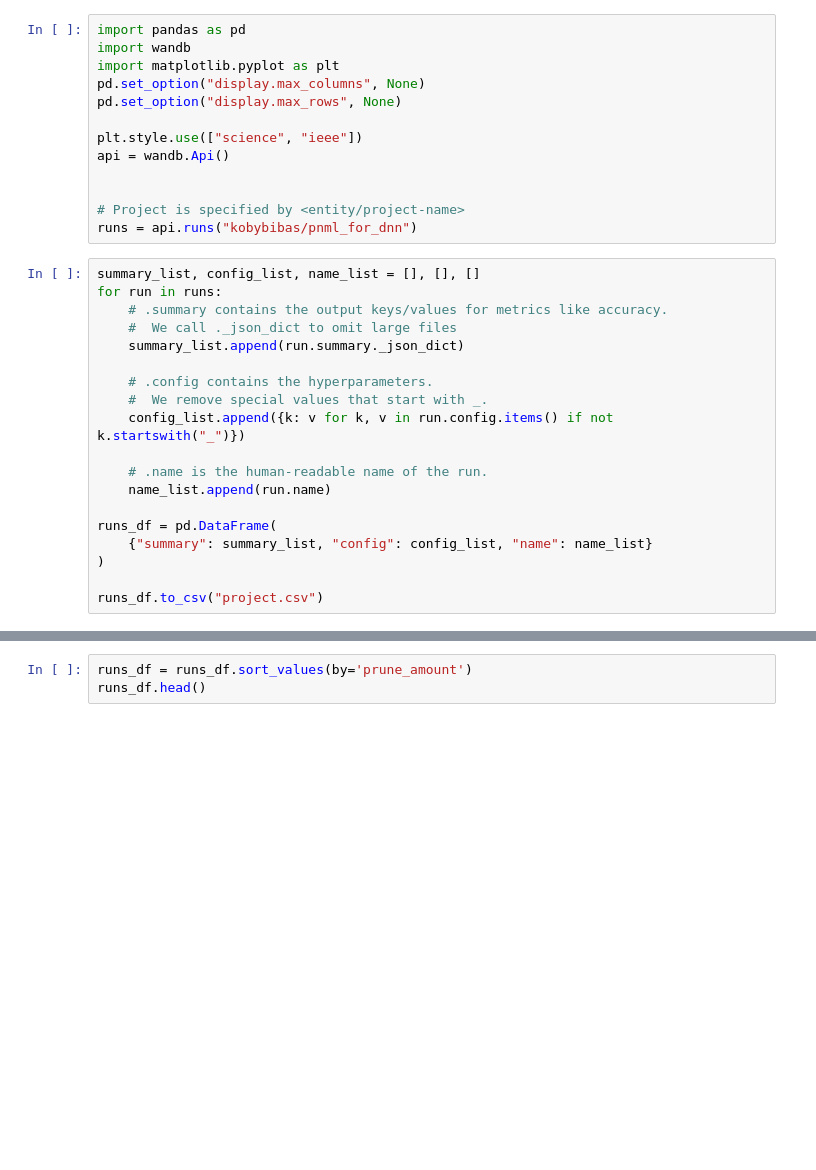
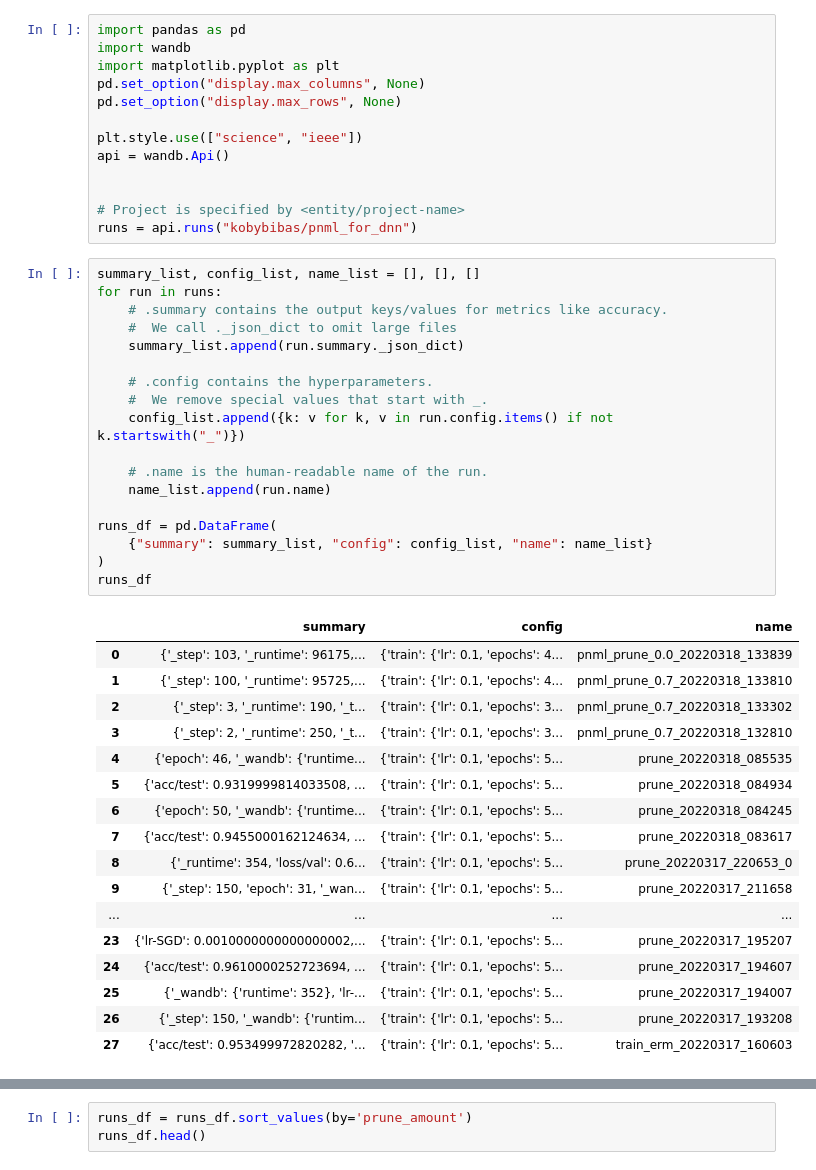
Before and after one commit to kobybibas/pnml_for_dnn, a Jupyter notebook: notebooks/prune_performance.ipynb, the cells around one changed output, grey strips where cells are left out. Cells and saved outputs as stored; diff of their text form; blank space fills up the shorter version.

```diff
--- a/notebooks/performance.ipynb
+++ b/notebooks/prune_performance.ipynb
@@ -14,22 +14,39 @@ runs = api.runs("kobybibas/pnml_for_dnn")
 # %%
 summary_list, config_list, name_list = [], [], []
 for run in runs:
     # .summary contains the output keys/values for metrics like accuracy.
     #  We call ._json_dict to omit large files
     summary_list.append(run.summary._json_dict)
 
     # .config contains the hyperparameters.
     #  We remove special values that start with _.
     config_list.append({k: v for k, v in run.config.items() if not k.startswith("_")})
 
     # .name is the human-readable name of the run.
     name_list.append(run.name)
 
 runs_df = pd.DataFrame(
     {"summary": summary_list, "config": config_list, "name": name_list}
 )
-
-runs_df.to_csv("project.csv")
+runs_df
+# %% [output]
+|  | summary | config | name |
+| 0 | {'_step': 103, '_runtime': 96175,... | {'train': {'lr': 0.1, 'epochs': 4... | pnml_prune_0.0_20220318_133839 |
+| 1 | {'_step': 100, '_runtime': 95725,... | {'train': {'lr': 0.1, 'epochs': 4... | pnml_prune_0.7_20220318_133810 |
+| 2 | {'_step': 3, '_runtime': 190, '_t... | {'train': {'lr': 0.1, 'epochs': 3... | pnml_prune_0.7_20220318_133302 |
+| 3 | {'_step': 2, '_runtime': 250, '_t... | {'train': {'lr': 0.1, 'epochs': 3... | pnml_prune_0.7_20220318_132810 |
+| 4 | {'epoch': 46, '_wandb': {'runtime... | {'train': {'lr': 0.1, 'epochs': 5... | prune_20220318_085535 |
+| 5 | {'acc/test': 0.9319999814033508, ... | {'train': {'lr': 0.1, 'epochs': 5... | prune_20220318_084934 |
+| 6 | {'epoch': 50, '_wandb': {'runtime... | {'train': {'lr': 0.1, 'epochs': 5... | prune_20220318_084245 |
+| 7 | {'acc/test': 0.9455000162124634, ... | {'train': {'lr': 0.1, 'epochs': 5... | prune_20220318_083617 |
+| 8 | {'_runtime': 354, 'loss/val': 0.6... | {'train': {'lr': 0.1, 'epochs': 5... | prune_20220317_220653_0 |
+| 9 | {'_step': 150, 'epoch': 31, '_wan... | {'train': {'lr': 0.1, 'epochs': 5... | prune_20220317_211658 |
+| ... | ... | ... | ... |
+| 23 | {'lr-SGD': 0.0010000000000000002,... | {'train': {'lr': 0.1, 'epochs': 5... | prune_20220317_195207 |
+| 24 | {'acc/test': 0.9610000252723694, ... | {'train': {'lr': 0.1, 'epochs': 5... | prune_20220317_194607 |
+| 25 | {'_wandb': {'runtime': 352}, 'lr-... | {'train': {'lr': 0.1, 'epochs': 5... | prune_20220317_194007 |
+| 26 | {'_step': 150, '_wandb': {'runtim... | {'train': {'lr': 0.1, 'epochs': 5... | prune_20220317_193208 |
+| 27 | {'acc/test': 0.953499972820282, '... | {'train': {'lr': 0.1, 'epochs': 5... | train_erm_20220317_160603 |
 # %%
 runs_df['prune_amount'] = runs_df['config'].apply(lambda d: d['prune_amount'] if 'prune_amount' in d else 0 )
 runs_df['acc_val'] = runs_df['summary'].apply(lambda d: d['acc/val'])
```
Also changed, not shown: parts of 1 cell of this notebook, 6 other files.
